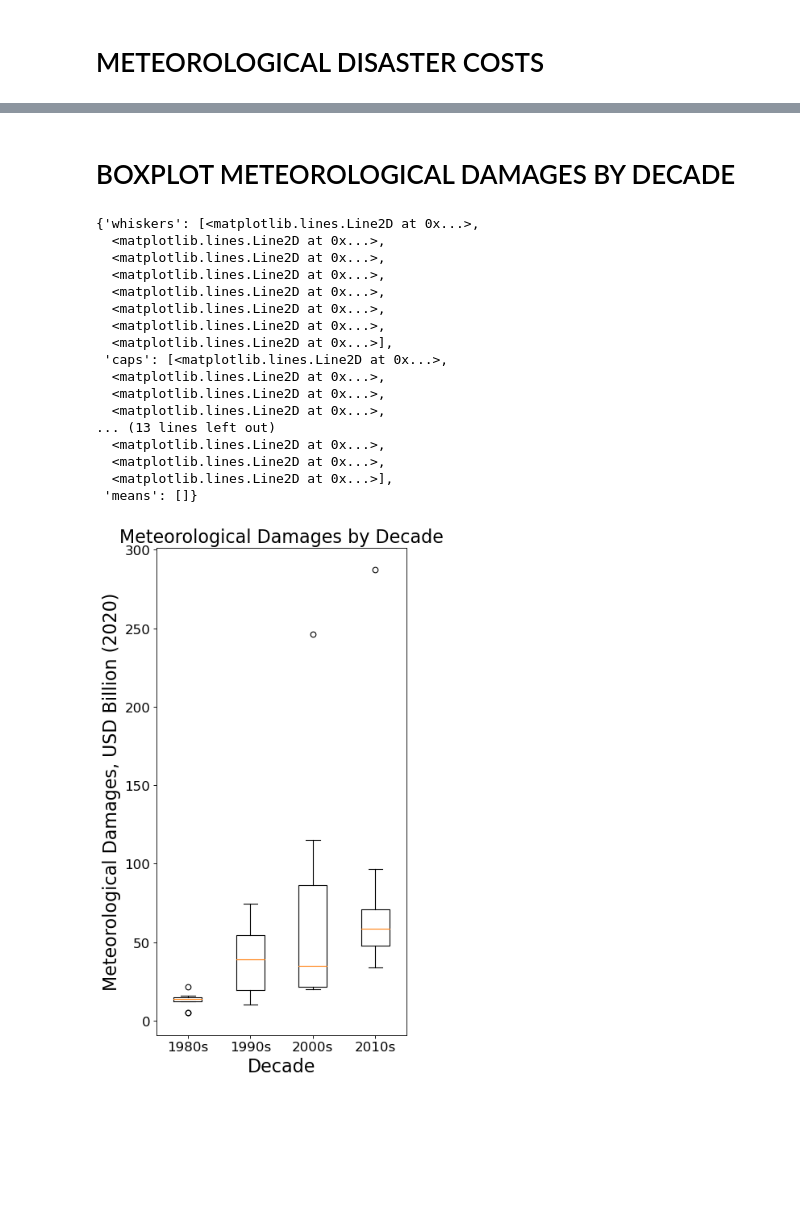
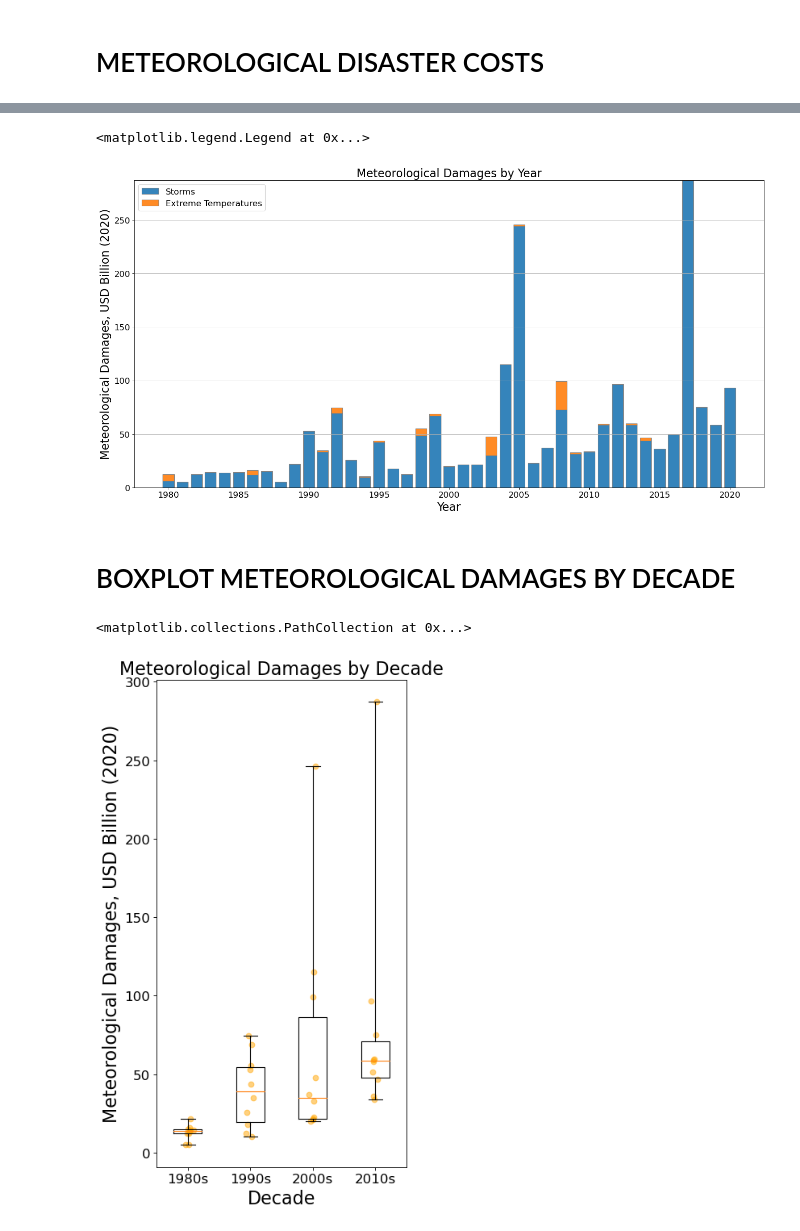
Before and after one commit to felixshier/naturalDisasterAnalysis, a Jupyter notebook: Meteorological Disaster Analysis.ipynb, the cells around one changed output, grey strips where cells are left out. Cells and saved outputs as stored; diff of their text form; code cells hidden in the pictures; blank space fills up the shorter version.

```diff
--- a/Meteorological Disaster Analysis.ipynb
+++ b/Meteorological Disaster Analysis.ipynb
@@ -80,7 +80,8 @@ meteorological_disaster_counts_index = meteorological_disaster_counts.index
 
 # sum costs by year
 meteorological_costs = meteorological_data[['Year', 'Total Damages']]
-meteorological_costs = meteorological_costs.groupby('Year').sum().groupby('Year').sum()
+meteorological_costs = meteorological_costs.groupby('Year').sum()
+meteorological_costs = meteorological_costs.squeeze()
 # %% [markdown]
 # SPLIT METEOROLOGICAL DISASTERS
 # %%
@@ -120,0 +140,20 @@ plt.legend(['Total Meteorological', 'Storm', 'Extreme temperature'])
+# %%
+total_box_data = [meteorological_disaster_counts[0:10], meteorological_disaster_counts[10:20], meteorological_disaster_counts[20:30], meteorological_disaster_counts[30:40]]
+box_labels = ['1980s', '1990s', '2000s', '2010s']
+
+x0 = [np.random.normal(1,0.04,10)]
+x1 = [np.random.normal(2,0.04,10)]
+x2 = [np.random.normal(3,0.04,10)]
+x3 = [np.random.normal(4,0.04,10)]
+
+plt.figure(figsize=(5,10), dpi=80)
+plt.title("Meteorological Disasters per Year")
+plt.xlabel("Decade")
+plt.ylabel("Number of Meteorological Disasters")
+
+plt.boxplot(total_box_data, labels = box_labels, whis = [0, 100])
+
+plt.scatter(x0,total_box_data[0], color = 'orange', alpha = 0.5)
+plt.scatter(x1,total_box_data[1], color = 'orange', alpha = 0.5)
+plt.scatter(x2,total_box_data[2], color = 'orange', alpha = 0.5)
+plt.scatter(x3,total_box_data[3], color = 'orange', alpha = 0.5)
@@ -143,31 +297,36 @@ plt.legend(['Total Meteorological', 'Storm', 'Extreme Temperature'])
+# %%
+# bar chart
+
+plt.figure(figsize=(20,10), dpi=80)
+plt.grid(axis = 'y')
+plt.title("Meteorological Damages by Year")
+plt.xlabel("Year")
+plt.ylabel("Meteorological Damages, USD Billion (2020)")
+
+plt.bar(storm_costs.index, storm_costs, edgecolor = 'grey', alpha = 0.9)
+plt.bar(extreme_temp_costs.index, extreme_temp_costs, bottom = storm_costs, edgecolor = 'grey', alpha = 0.9)
+
+plt.legend(['Storms', 'Extreme Temperatures'])
+# %% [output]
+<matplotlib.legend.Legend at 0x...>
+[figure, added]
 # %% [markdown]
 # BOXPLOT METEOROLOGICAL DAMAGES BY DECADE
 # %%
-meteorological_box_data = [meteorological_costs['Total Damages'][0:10], meteorological_costs['Total Damages'][10:20], meteorological_costs['Total Damages'][20:30], meteorological_costs['Total Damages'][30:40]]
+meteorological_box_data = [meteorological_costs[0:10], meteorological_costs[10:20], meteorological_costs[20:30], meteorological_costs[30:40]]
 box_labels = ['1980s', '1990s', '2000s', '2010s']
 
 plt.figure(figsize=(5,10), dpi=80)
 plt.title("Meteorological Damages by Decade")
 plt.xlabel("Decade")
 plt.ylabel("Meteorological Damages, USD Billion (2020)")
 
-plt.boxplot(meteorological_box_data, labels = box_labels)
+plt.boxplot(meteorological_box_data, labels = box_labels, whis = [0, 100])
+
+plt.scatter(x0,meteorological_box_data[0], color = 'orange', alpha = 0.5)
+plt.scatter(x1,meteorological_box_data[1], color = 'orange', alpha = 0.5)
+plt.scatter(x2,meteorological_box_data[2], color = 'orange', alpha = 0.5)
+plt.scatter(x3,meteorological_box_data[3], color = 'orange', alpha = 0.5)
 # %% [output]
-{'whiskers': [<matplotlib.lines.Line2D at 0x...>,
-  <matplotlib.lines.Line2D at 0x...>,
-  <matplotlib.lines.Line2D at 0x...>,
-  <matplotlib.lines.Line2D at 0x...>,
-  <matplotlib.lines.Line2D at 0x...>,
-  <matplotlib.lines.Line2D at 0x...>,
-  <matplotlib.lines.Line2D at 0x...>,
-  <matplotlib.lines.Line2D at 0x...>],
- 'caps': [<matplotlib.lines.Line2D at 0x...>,
-  <matplotlib.lines.Line2D at 0x...>,
-  <matplotlib.lines.Line2D at 0x...>,
-  <matplotlib.lines.Line2D at 0x...>,
-... (13 lines left out)
-  <matplotlib.lines.Line2D at 0x...>,
-  <matplotlib.lines.Line2D at 0x...>,
-  <matplotlib.lines.Line2D at 0x...>],
- 'means': []}
+<matplotlib.collections.PathCollection at 0x...>
-[figure, old version]
+[figure, new version]
```
Also changed, not shown: parts of 10 cells of this notebook, 4 other files.
